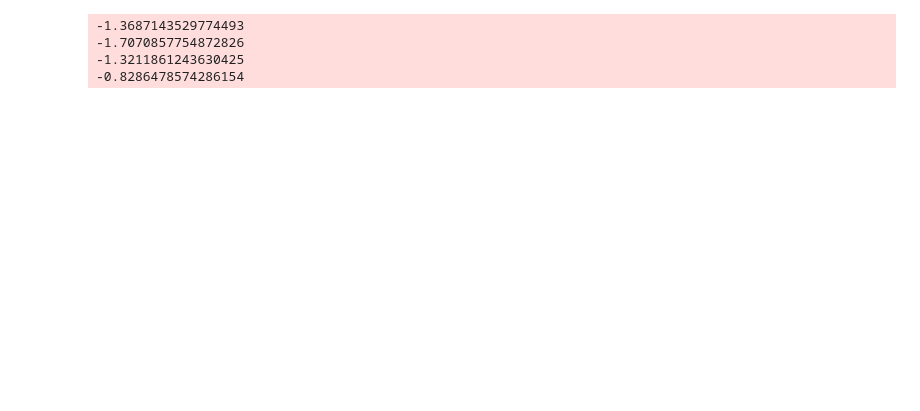
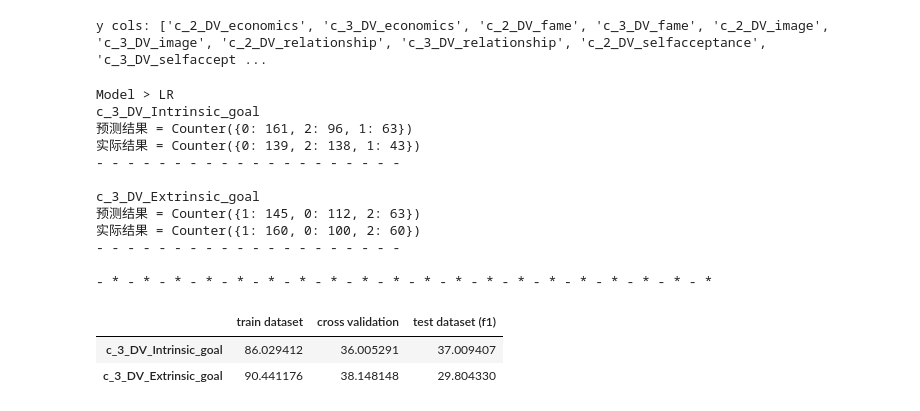
Before and after one commit to kayzhou/exp_user_behaviour, a Jupyter notebook: personality_analysis/analyze_user.ipynb, the cells around one changed output. Saved outputs shown, nothing was run; the diff lists cells and outputs as text; code cells hidden in the pictures; blank space fills up the shorter version.

```diff
--- a/personality_analysis/analyze_user.ipynb
+++ b/personality_analysis/analyze_user.ipynb
@@ -192,27 +393,8 @@ all_data
 # %%
-X = all_data[cols_feas.to_list()]
-y = all_data[[c for c in survey_data.columns.to_list() if c.startswith("y_")]]
+X = all_data[cols_feas]
+print("y cols:", [c for c in all_data.columns.to_list() if c.startswith("c_")])
+y = all_data[[c for c in all_data.columns.to_list() if c.startswith("c_")]]
+
+# X, y
+# %% [output]
+y cols: ['c_2_DV_economics', 'c_3_DV_economics', 'c_2_DV_fame', 'c_3_DV_fame', 'c_2_DV_image', 'c_3_DV_image', 'c_2_DV_relationship', 'c_3_DV_relationship', 'c_2_DV_selfacceptance', 'c_3_DV_selfaccept ...
-# %%
-# from sklearn import tree
-from sklearn.neural_network import MLPRegressor
-# from sklearn.metrics import f1_score
-from sklearn.metrics import r2_score
-
-
-def train():
-    # print(in_name)
-    for col_name, y_i in y.iteritems():
-        # print(col_name)
-        y_i = np.array(y_i)
-        reg = MLPRegressor()
-        reg = reg.fit(X, y_i)
-
-        y_pred = reg.predict(X)
-        print(r2_score(y_i, y_pred))
-
-train()
-# %% [output]
--1.3687143529774493
--1.7070857754872826
--1.3211861243630425
--0.8286478574286154
@@ -218,0 +476,18 @@ train()
+# %%
+train_goals()
+# %% [output]
+Model > LR
+c_3_DV_Intrinsic_goal
+预测结果 = Counter({0: 161, 2: 96, 1: 63})
+实际结果 = Counter({0: 139, 2: 138, 1: 43})
+- - - - - - - - - - - - - - - - - - - -
+
+c_3_DV_Extrinsic_goal
+预测结果 = Counter({1: 145, 0: 112, 2: 63})
+实际结果 = Counter({1: 160, 0: 100, 2: 60})
+- - - - - - - - - - - - - - - - - - - -
+
+- * - * - * - * - * - * - * - * - * - * - * - * - * - * - * - * - * - * - * - *
+|  | train dataset | cross validation | test dataset (f1) |
+| c_3_DV_Intrinsic_goal | 86.029412 | 36.005291 | 37.009407 |
+| c_3_DV_Extrinsic_goal | 90.441176 | 38.148148 | 29.804330 |
```
Also changed, not shown: parts of 27 cells of this notebook, 5 other files.
